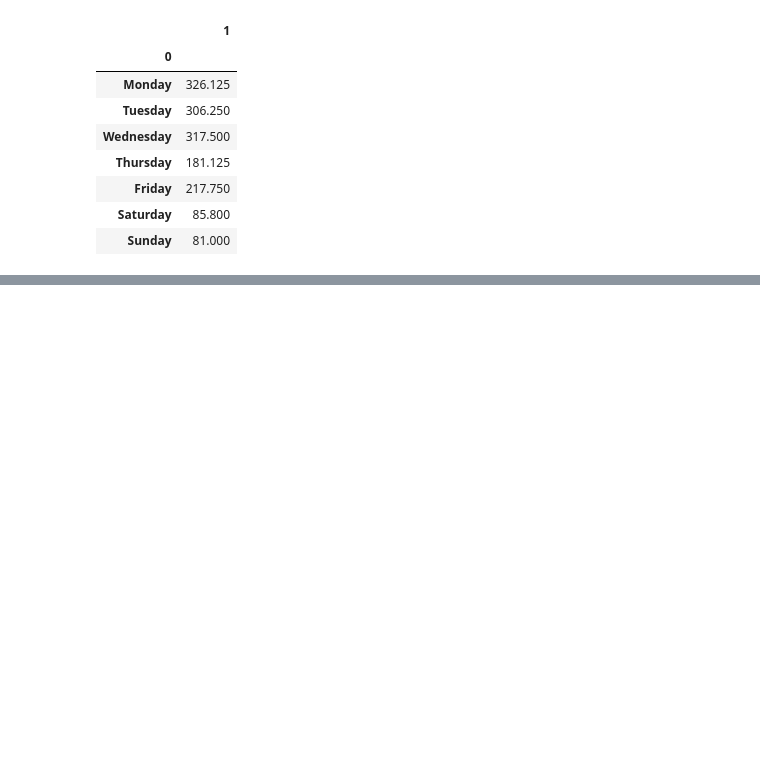
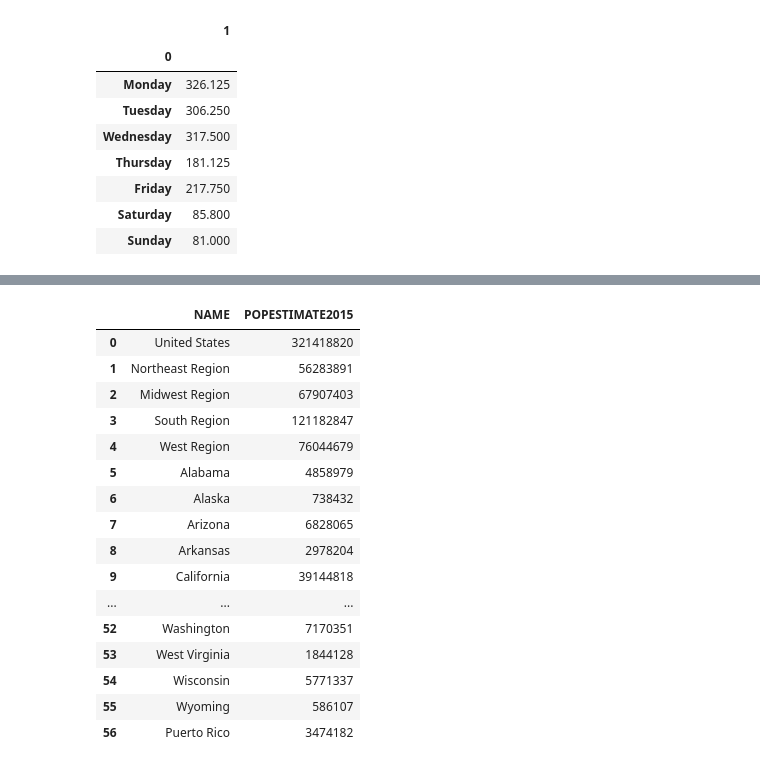
Before and after one commit to mendez6412/consumer-complaints, a Jupyter notebook: consumer_complaints.ipynb, the cells around one changed output, grey strips where cells are left out. Cells and saved outputs as stored; diff of their text form; code cells hidden in the pictures; blank space fills up the shorter version.

```diff
--- a/consumer_complaints.ipynb
+++ b/consumer_complaints.ipynb
@@ -72,0 +74,2 @@ cbd.plot(kind='bar', title='Avg Complaints by Day of Week', color='purple', lege
+# %%
+census = pd.read_csv('census.csv')
@@ -72,0 +80,22 @@ cbd.plot(kind='bar', title='Avg Complaints by Day of Week', color='purple', lege
+# %%
+census2015 = DataFrame(index=census.index, data=census[['NAME', 'POPESTIMATE2015']])
+# %%
+census2015
+# %% [output]
+|  | NAME | POPESTIMATE2015 |
+| 0 | United States | 321418820 |
+| 1 | Northeast Region | 56283891 |
+| 2 | Midwest Region | 67907403 |
+| 3 | South Region | 121182847 |
+| 4 | West Region | 76044679 |
+| 5 | Alabama | 4858979 |
+| 6 | Alaska | 738432 |
+| 7 | Arizona | 6828065 |
+| 8 | Arkansas | 2978204 |
+| 9 | California | 39144818 |
+| ... | ... | ... |
+| 52 | Washington | 7170351 |
+| 53 | West Virginia | 1844128 |
+| 54 | Wisconsin | 5771337 |
+| 55 | Wyoming | 586107 |
+| 56 | Puerto Rico | 3474182 |
```
Also changed, not shown: parts of 14 cells of this notebook.
